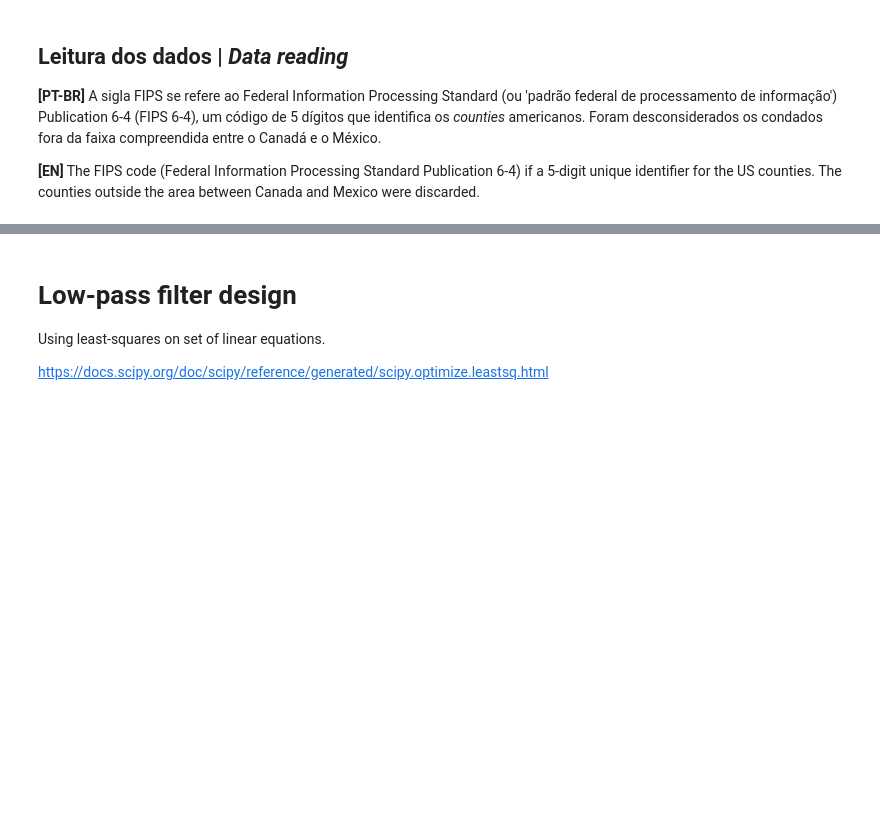
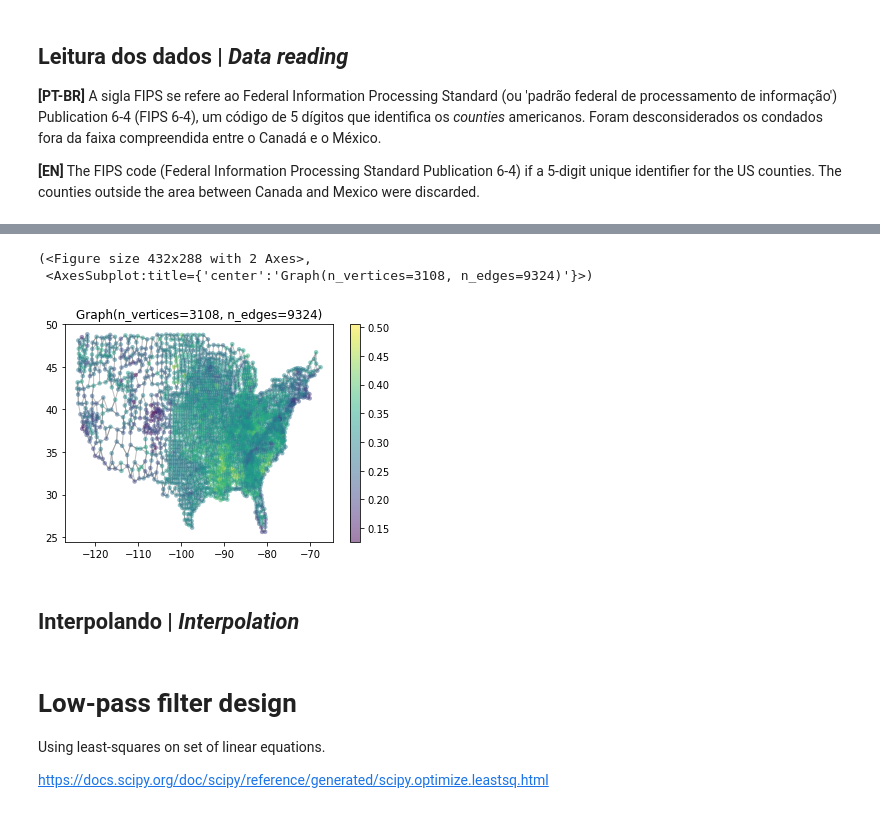
Before and after one commit to gboaviagem/data-estimation-gsp, a Jupyter notebook: solutions/ex2.ipynb, the cells around one changed output, grey strips where cells are left out. Saved outputs shown, nothing was run; the diff lists cells and outputs as text; code cells hidden in the pictures; blank space fills up the shorter version.

```diff
--- a/solutions/ex2.ipynb
+++ b/solutions/ex2.ipynb
@@ -82,0 +104,8 @@ pio.write_image(fig02, 'fig02.pdf', validate=True, engine='kaleido')
+# %%
+G.plot_signal(s)
+# %% [output]
+(<Figure size 432x288 with 2 Axes>,
+ <AxesSubplot:title={'center':'Graph(n_vertices=3108, n_edges=9324)'}>)
+[figure, added]
+# %% [markdown]
+## Interpolando | *Interpolation*
```
Also changed, not shown: parts of 13 cells of this notebook, 2 other files.
